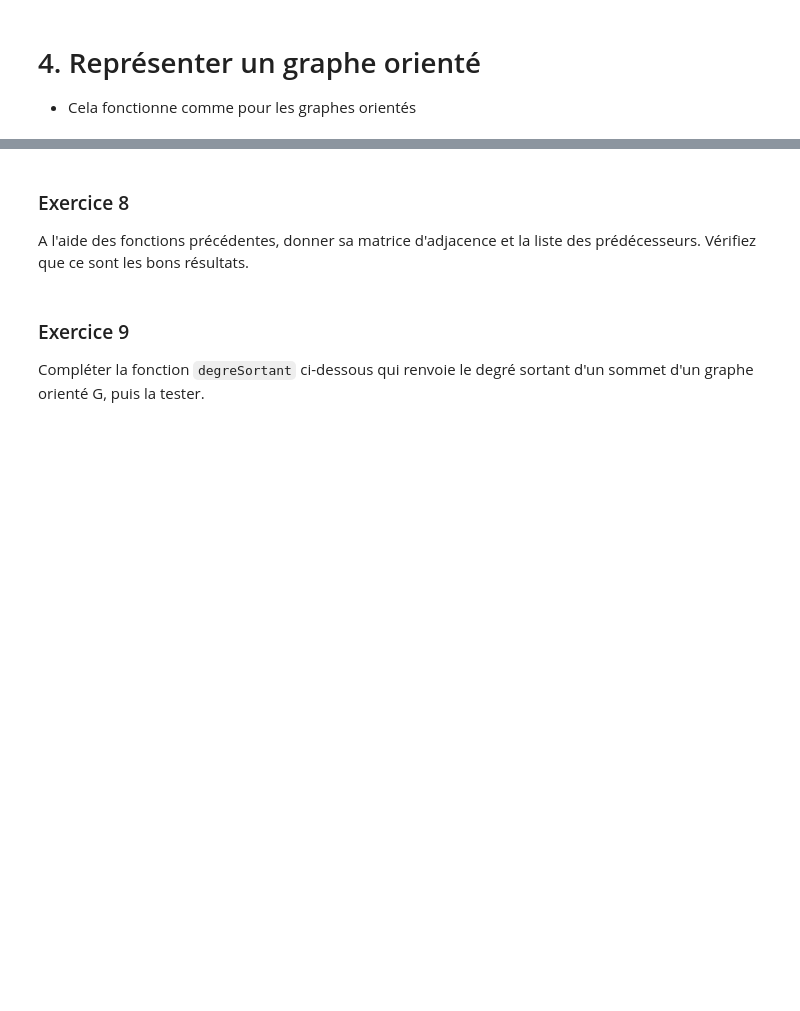
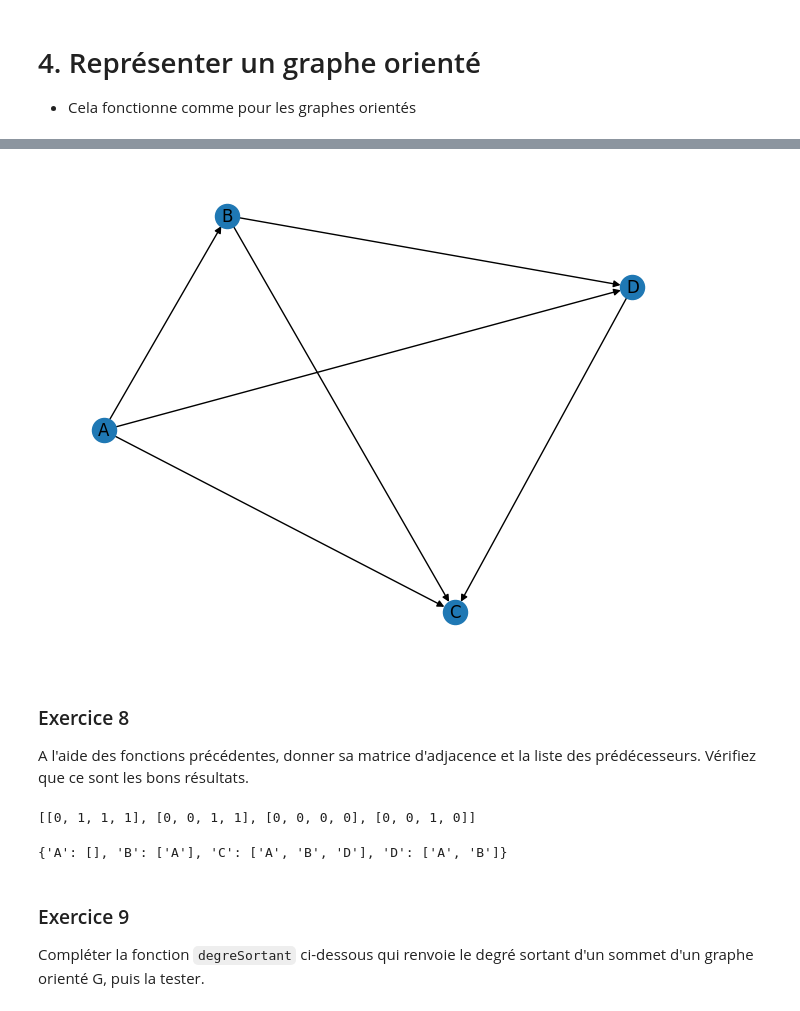
Before and after one commit to KyLS2005/NSI2022-2023, a Jupyter notebook: graphes/Graphes_avec_networkx.ipynb, the cells around one changed output, grey strips where cells are left out. Cells and saved outputs as stored; diff of their text form; code cells hidden in the pictures; blank space fills up the shorter version.

```diff
--- a/graphes/Graphes_avec_networkx.ipynb
+++ b/graphes/Graphes_avec_networkx.ipynb
@@ -425,5 +436,18 @@ Représenter le graphe orienté ci-dessous.
+# %%
+# votre code
+DG2 = nx.DiGraph()
+DG2.add_edges_from([("A","B"),("A","C"),("A","D"),("B","C"),("B","D"),("D","C")])
+import matplotlib.pyplot as plt
+plt.clf() # on efface
+nx.draw(DG2, with_labels=True) # on dessine
+plt.show() # on montre le dessin
+# %% [output]
+[figure, added]
 # %% [markdown]
 ### Exercice 8
 A l'aide des fonctions précédentes, donner sa matrice d'adjacence et la liste des prédécesseurs. Vérifiez que ce sont les bons résultats.
 # %%
 # votre code
+matriceDadjacence(DG2)
+# %% [output]
+[[0, 1, 1, 1], [0, 0, 1, 1], [0, 0, 0, 0], [0, 0, 1, 0]]
@@ -432,3 +454,19 @@ A l'aide des fonctions précédentes, donner sa matrice d'adjacence et la liste
+# %%
+# votre code
+def listeDadjacence2(G):
+    ''' In : un graphe simple G (orienté ou pas)
+        Out: la liste d'adjacence de G sous forme d'un dictionnaire'''
+    d=dict() # ou d={} pour créer un dictionnaire vide
+    for s in G.nodes(): # pour chaque sommet s, on initialise la liste des voisins à une liste vide
+        d[s]= [] # correspondra à la liste des successeurs de s
+    for s in G.nodes():# pour chaque sommet s
+        for v in G.nodes():# pour chaque sommet v
+            if s in G.neighbors(v):# si v est le successeur de s
+                d[s].append(v) # on ajoute le sommet v à la liste des successeurs de s
+    return d
+listeDadjacence2(DG2)
+# %% [output]
+{'A': [], 'B': ['A'], 'C': ['A', 'B', 'D'], 'D': ['A', 'B']}
 # %% [markdown]
 ### Exercice 9
 Compléter la fonction <code>degreSortant</code> ci-dessous qui renvoie le degré sortant d'un sommet d'un graphe orienté G, puis la tester.
```
Also changed, not shown: parts of 13 cells of this notebook.
